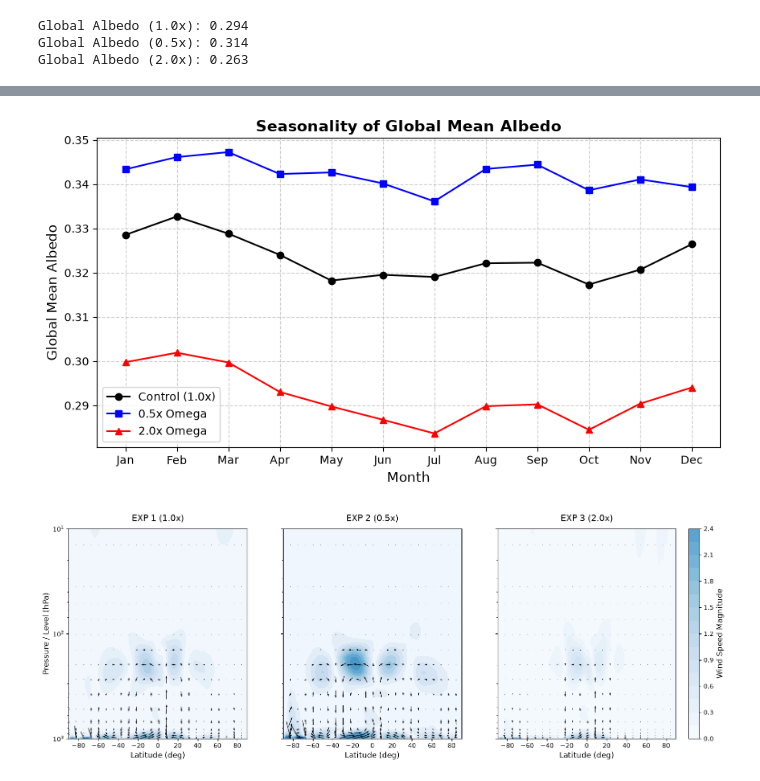
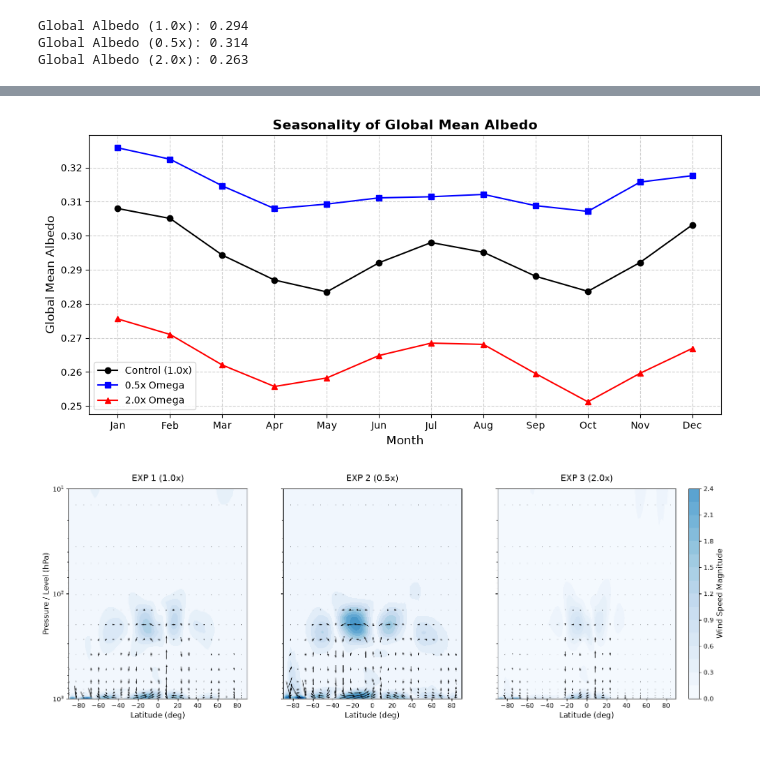
Before and after one commit to doyeon-uni/12.321, a Jupyter notebook: Assignment1_analysis.ipynb, the cells around one changed output, grey strips where cells are left out. Saved outputs shown, nothing was run; the diff lists cells and outputs as text; code cells hidden in the pictures; blank space fills up the shorter version.

```diff
--- a/Assignment1_analysis.ipynb
+++ b/Assignment1_analysis.ipynb
@@ -246,74 +248,74 @@ plt.show()
 # %%
 # plotting the seasonal cycle of global mean albedo for each case
-
-def calc_global_time_series(solin, fsnt):
-  albedo_2d = calc_grid_albedo(solin,fsnt)
-
-  weights = xr.DataArray(
-      np.cos(np.deg2rad(albedo_2d['lat'])),
-      dims=['lat'],
-      coords={'lat': albedo_2d['lat']},
-  )
-  weights.name = 'weights'
-
-  return albedo_2d.weighted(weights).mean(dim=['lat', 'lon'])
-
 # include spinup months to avoid initial transient effects in the analysis
 spinup_months = 12
 
-solin_ctl_ts = h1['SOLIN'].isel(time=slice(spinup_months, None)).where(lambda x: x > 0)
-fsnt_ctl_ts = h1['FSNTOA'].isel(time=slice(spinup_months, None))
-ts_ctl = calc_global_time_series(solin_ctl_ts, fsnt_ctl_ts)
 
-solin_0p5_ts = h2['SOLIN'].isel(time=slice(spinup_months, None)).where(lambda x: x > 0)
-fsnt_0p5_ts = h2['FSNTOA'].isel(time=slice(spinup_months, None))
-ts_0p5 = calc_global_time_series(solin_0p5_ts, fsnt_0p5_ts)
+def calc_seasonal_global_albedo(ds, spinup_months=12):
+    # Exclude spin-up months
+    ds = ds.isel(time=slice(spinup_months, None))
 
-solin_2p0_ts = h3['SOLIN'].isel(time=slice(spinup_months, None)).where(lambda x: x > 0)
-fsnt_2p0_ts = h3['FSNTOA'].isel(time=slice(spinup_months, None))
-ts_2p0 = calc_global_time_series(solin_2p0_ts, fsnt_2p0_ts)
+    solin = ds['SOLIN']
+    reflected = solin - ds['FSNTOA']
+
+    # Average each flux by calendar month first
+    solin_monthly = solin.groupby('time.month').mean(dim='time')
+    reflected_monthly = reflected.groupby('time.month').mean(dim='time')
+
+    # Latitude-based area weights
+    weights = xr.DataArray(
+        np.cos(np.deg2rad(solin_monthly['lat'])),
+        dims=['lat'],
+        coords={'lat': solin_monthly['lat']},
+    )
+
+    incoming_global = solin_monthly.weighted(weights).mean(
+        dim=['lat', 'lon']
+    )
+    reflected_global = reflected_monthly.weighted(weights).mean(
+        dim=['lat', 'lon']
+    )
+
+    return (reflected_global / incoming_global).where(
+        incoming_global > 0
+    )
 
 
-seas_ctl = ts_ctl.groupby('time.month').mean()
-seas_0p5 = ts_0p5.groupby('time.month').mean()
-seas_2p0 = ts_2p0.groupby('time.month').mean()
+seas_ctl = calc_seasonal_global_albedo(h1, spinup_months)
+seas_0p5 = calc_seasonal_global_albedo(h2, spinup_months)
+seas_2p0 = calc_seasonal_global_albedo(h3, spinup_months)
 
 
 plt.figure(figsize=(10, 5))
 
 plt.plot(
-    seas_ctl.month, seas_ctl, label='Control (1.0x)', marker='o', color='black'
+    seas_ctl['month'], seas_ctl,
+    label='Control (1.0x)', marker='o', color='black'
 )
 plt.plot(
-    seas_0p5.month, seas_0p5, label='0.5x Omega', marker='s', color='blue'
+    seas_0p5['month'], seas_0p5,
+    label='0.5x Omega', marker='s', color='blue'
 )
-plt.plot(seas_2p0.month, seas_2p0, label='2.0x Omega', marker='^', color='red')
+plt.plot(
+    seas_2p0['month'], seas_2p0,
+    label='2.0x Omega', marker='^', color='red'
+)
 
-plt.title('Seasonality of Global Mean Albedo', fontsize=14, fontweight='bold')
+plt.title('Seasonality of Global Mean Albedo',
+          fontsize=14, fontweight='bold')
 plt.xlabel('Month', fontsize=12)
 plt.ylabel('Global Mean Albedo', fontsize=12)
 plt.xticks(
     range(1, 13),
-    [
-        'Jan',
-        'Feb',
-        'Mar',
-        'Apr',
-        'May',
-        'Jun',
-        'Jul',
-        'Aug',
-        'Sep',
-        'Oct',
-        'Nov',
-        'Dec',
-    ],
+    ['Jan', 'Feb', 'Mar', 'Apr', 'May', 'Jun',
+     'Jul', 'Aug', 'Sep', 'Oct', 'Nov', 'Dec']
 )
 plt.grid(True, linestyle='--', alpha=0.6)
 plt.legend()
+plt.tight_layout()
 plt.show()
 # %% [output]
-[figure, old version]
+[figure, new version]
 # %%
 # plotting of zonal mean meridional circulation (V, W) for each case (not included in the report)
 def process_circulation_data(ds):
```
Also changed, not shown: parts of 7 cells of this notebook.
